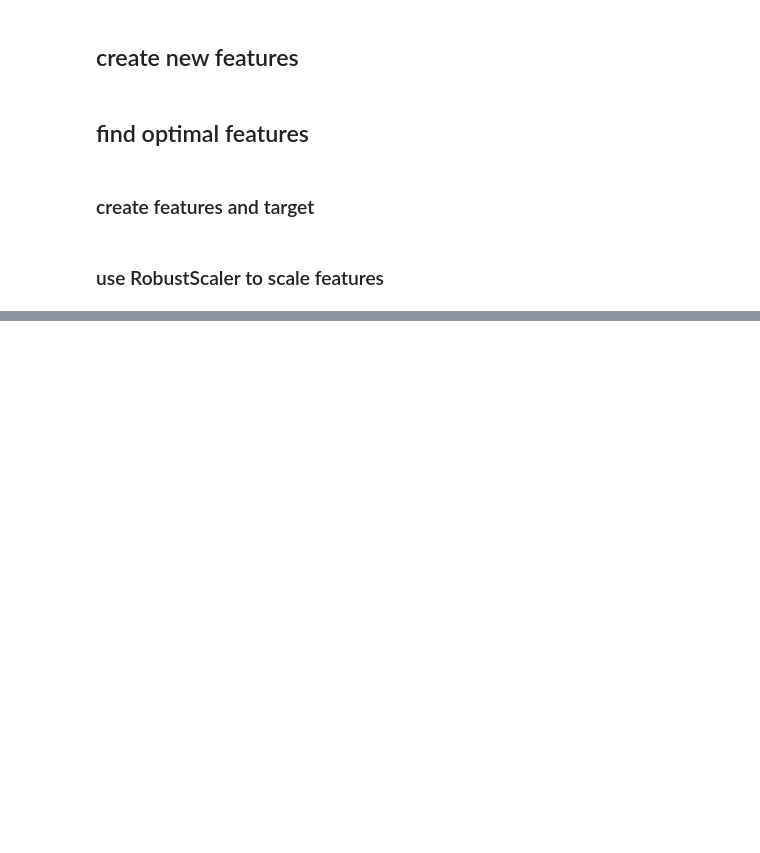
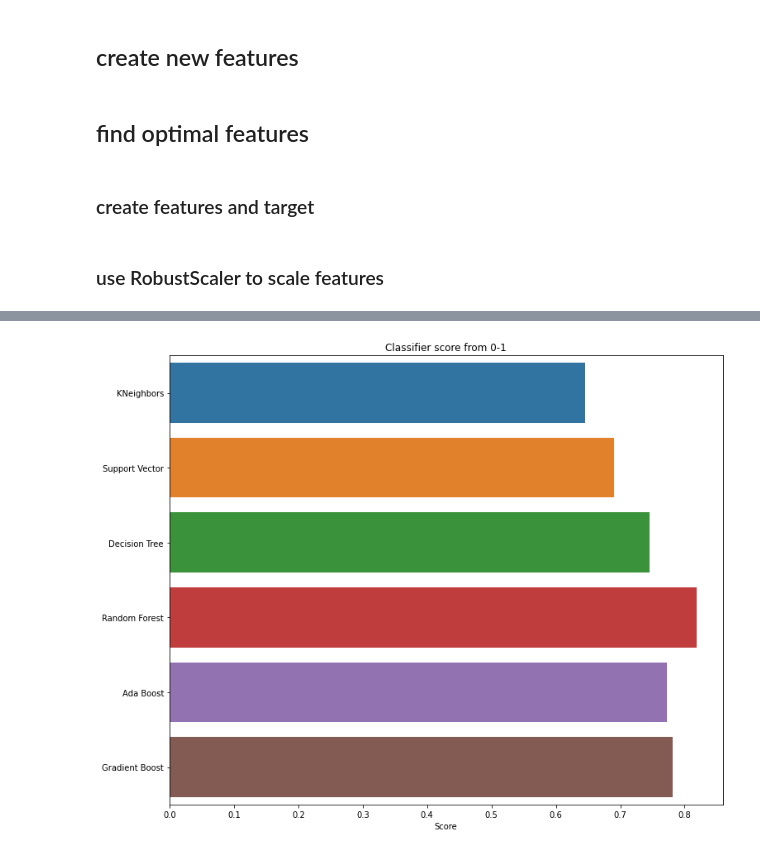
Before and after one commit to inherentspice/Polkadot-Price-Prediction, a Jupyter notebook: polkadot/creating_features_and_target.ipynb, the cells around one changed output, grey strips where cells are left out. Saved outputs shown, nothing was run; the diff lists cells and outputs as text; code cells hidden in the pictures; blank space fills up the shorter version.

```diff
--- a/polkadot/creating_features_and_target.ipynb
+++ b/polkadot/creating_features_and_target.ipynb
@@ -74,7 +74,7 @@ polkadot['price_change_2_weeks'] = polkadot['current_price'] - polkadot['current
 # %%
 polkadot.dropna(inplace=True)
 # %%
-df = Dataframe().get_features_targets()
+df = Dataframe().get_features_targets(forecast_out=7)
 # %% [markdown]
 ## find optimal features
 # %% [markdown]
@@ -154,0 +130,7 @@ weighted avg       0.57      0.57      0.57       110
+# %%
+plt.figure(figsize=(12,10))
+sns.barplot(y=scores.index, x=scores['scores'])
+plt.xlabel('Score')
+plt.title('Classifier score from 0-1');
+# %% [output]
+[figure, added]
```
Also changed, not shown: parts of 44 cells of this notebook.
